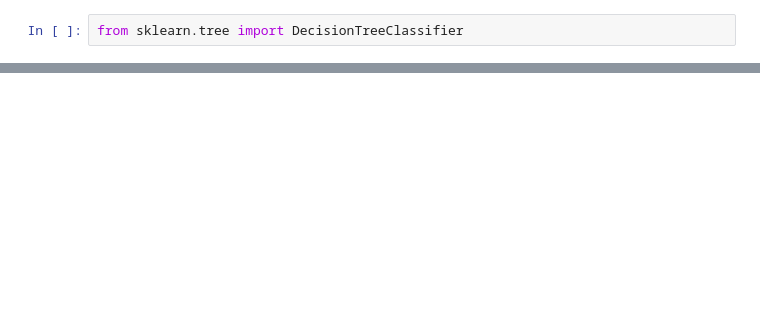
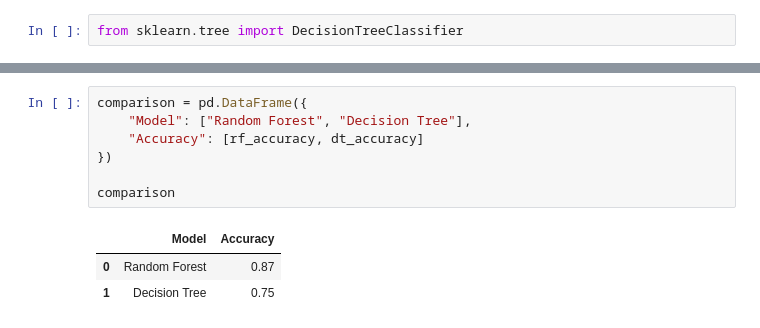
Before and after one commit to Varu095/study-moody, a Jupyter notebook: notebooks/eda.ipynb, the cells around one changed output, grey strips where cells are left out. Cells and saved outputs as stored; diff of their text form; blank space fills up the shorter version.

```diff
--- a/notebooks/eda.ipynb
+++ b/notebooks/eda.ipynb
@@ -158,0 +313,11 @@ from sklearn.tree import DecisionTreeClassifier
+# %%
+comparison = pd.DataFrame({
+    "Model": ["Random Forest", "Decision Tree"],
+    "Accuracy": [rf_accuracy, dt_accuracy]
+})
+
+comparison
+# %% [output]
+|  | Model | Accuracy |
+| 0 | Random Forest | 0.87 |
+| 1 | Decision Tree | 0.75 |
```
Also changed, not shown: parts of 25 cells of this notebook.
